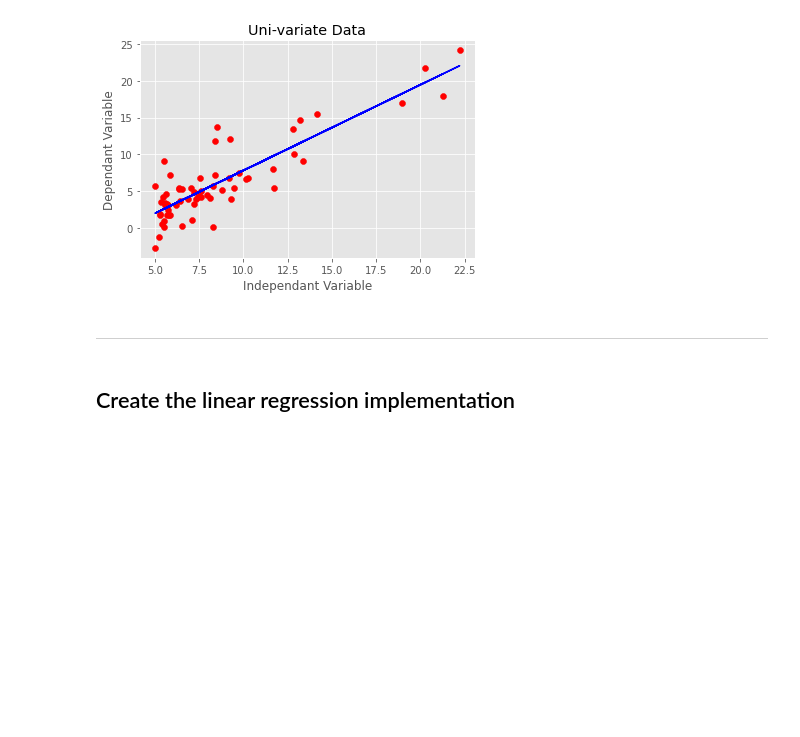
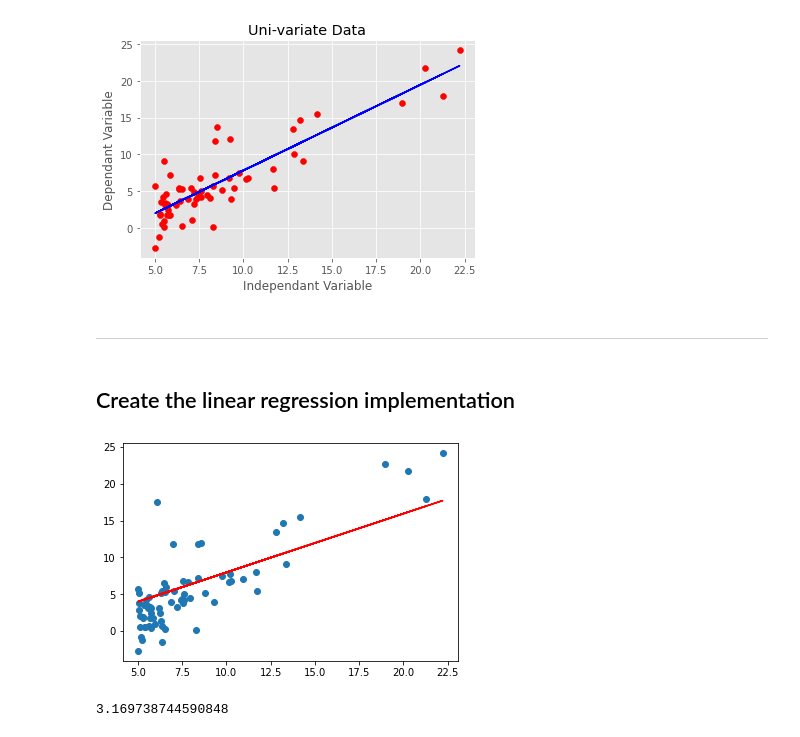
Before and after one commit to RamadanIbrahem98/ML-Algos, a Jupyter notebook: Task 02/main.ipynb, the cells around one changed output. Cells and saved outputs as stored; diff of their text form; code cells hidden in the pictures; blank space fills up the shorter version.

Commit message:
feat: Finish univariate Linear Regression Model Class

```diff
--- a/Task 02/main.ipynb
+++ b/Task 02/main.ipynb
@@ -79,0 +101,26 @@ class LinearRegression:
+# %%
+import pandas as pd
+import numpy as np
+from sklearn.model_selection import train_test_split
+
+data = pd.read_csv("uniVariateData.dat", header=None)
+
+X, y = data.iloc[:, :-1].values, data.iloc[:, -1].values
+
+y = y.reshape(-1, 1)
+
+X_train, X_test, y_train, y_test = train_test_split(X, y)
+
+lr_clf = LinearRegression()
+
+lr_clf.fit(X_train, y_train)
+# %% [output]
+[figure, added]
+# %%
+from sklearn.metrics import mean_squared_error
+
+y_predicted = lr_clf.predict(X_test)
+
+print(mean_squared_error(y_test, y_predicted, squared=False))
+# %% [output]
+3.169738744590848
```
Also changed, not shown: parts of 1 cell of this notebook.
